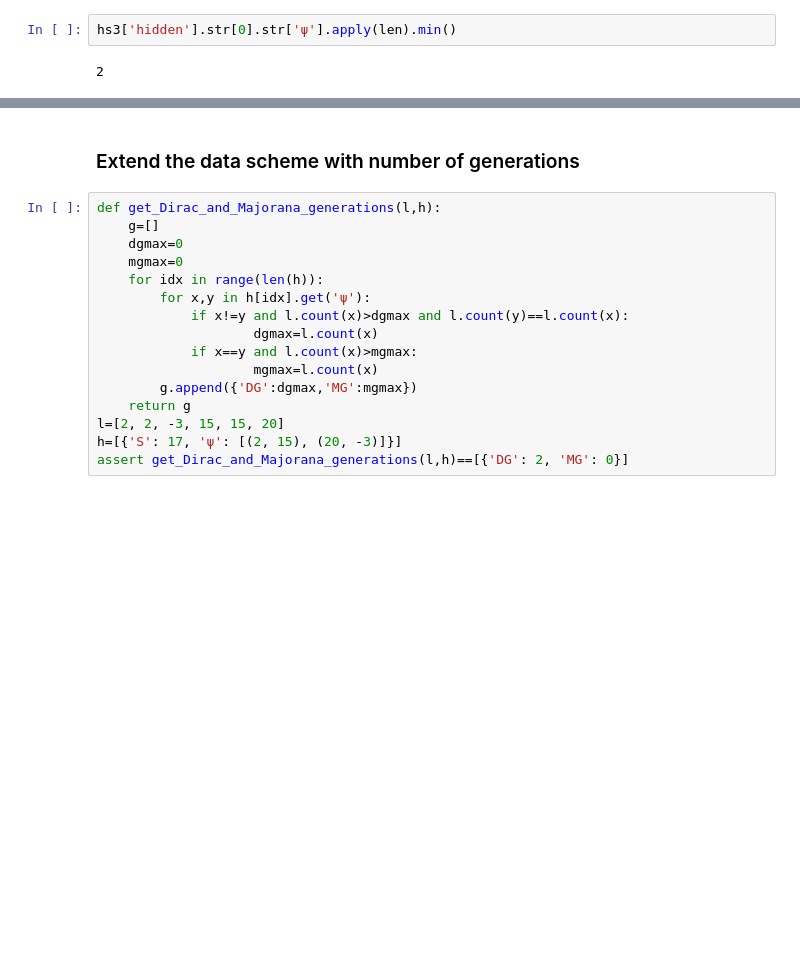
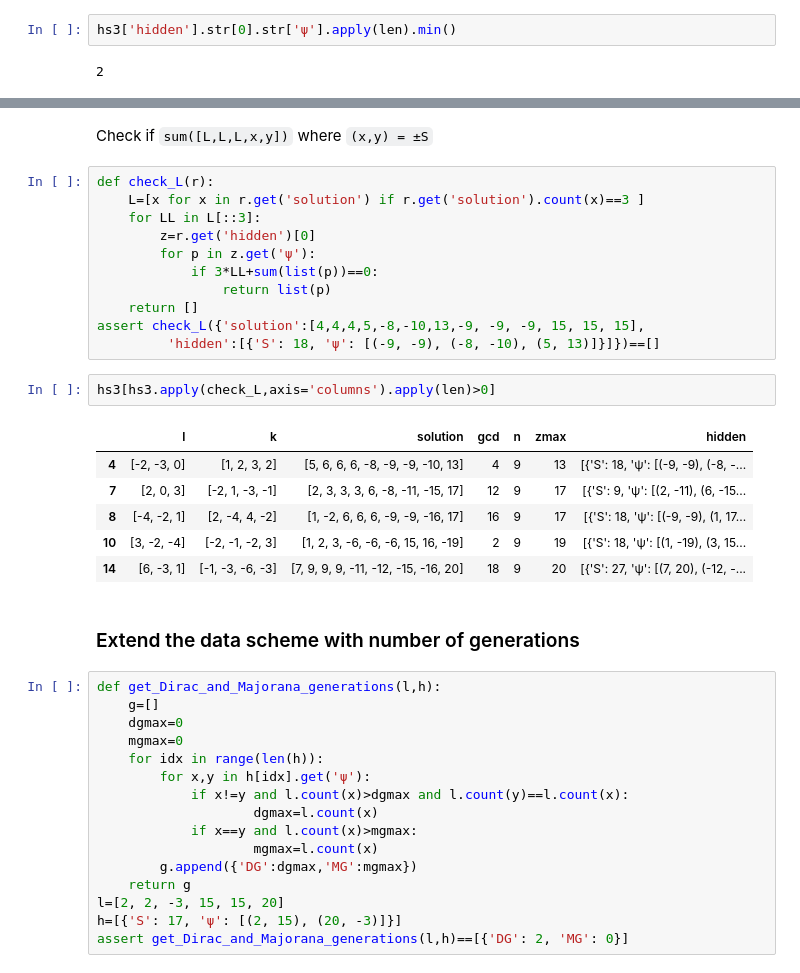
Before and after one commit to restrepo/Advanced_Computation, a Jupyter notebook: Data_Analysis.ipynb, the cells around one changed output, grey strips where cells are left out. Cells and saved outputs as stored; diff of their text form; blank space fills up the shorter version.

```diff
--- a/Data_Analysis.ipynb
+++ b/Data_Analysis.ipynb
@@ -525,3 +522,25 @@ hs3[hs3['hidden'].str[0].str['ψ'].apply(len)==hs3['hidden'].str[0].str['ψ'].ap
+# %% [markdown]
+Check if `sum([L,L,L,x,y])` where `(x,y) = ±S`
+# %%
+def check_L(r):
+    L=[x for x in r.get('solution') if r.get('solution').count(x)==3 ]
+    for LL in L[::3]:
+        z=r.get('hidden')[0]
+        for p in z.get('ψ'):
+            if 3*LL+sum(list(p))==0:
+                return list(p)
+    return []
+assert check_L({'solution':[4,4,4,5,-8,-10,13,-9, -9, -9, 15, 15, 15],
+         'hidden':[{'S': 18, 'ψ': [(-9, -9), (-8, -10), (5, 13)]}]})==[]
+# %%
+hs3[hs3.apply(check_L,axis='columns').apply(len)>0]
+# %% [output]
+|  | l | k | solution | gcd | n | zmax | hidden |
+| 4 | [-2, -3, 0] | [1, 2, 3, 2] | [5, 6, 6, 6, -8, -9, -9, -10, 13] | 4 | 9 | 13 | [{'S': 18, 'ψ': [(-9, -9), (-8, -... |
+| 7 | [2, 0, 3] | [-2, 1, -3, -1] | [2, 3, 3, 3, 6, -8, -11, -15, 17] | 12 | 9 | 17 | [{'S': 9, 'ψ': [(2, -11), (6, -15... |
+| 8 | [-4, -2, 1] | [2, -4, 4, -2] | [1, -2, 6, 6, 6, -9, -9, -16, 17] | 16 | 9 | 17 | [{'S': 18, 'ψ': [(-9, -9), (1, 17... |
+| 10 | [3, -2, -4] | [-2, -1, -2, 3] | [1, 2, 3, -6, -6, -6, 15, 16, -19] | 2 | 9 | 19 | [{'S': 18, 'ψ': [(1, -19), (3, 15... |
+| 14 | [6, -3, 1] | [-1, -3, -6, -3] | [7, 9, 9, 9, -11, -12, -15, -16, 20] | 18 | 9 | 20 | [{'S': 27, 'ψ': [(7, 20), (-12, -... |
 # %% [markdown]
 ### Extend the data scheme with number of generations
 # %%
```
Also changed, not shown: parts of 5 cells of this notebook, 1 other file.
